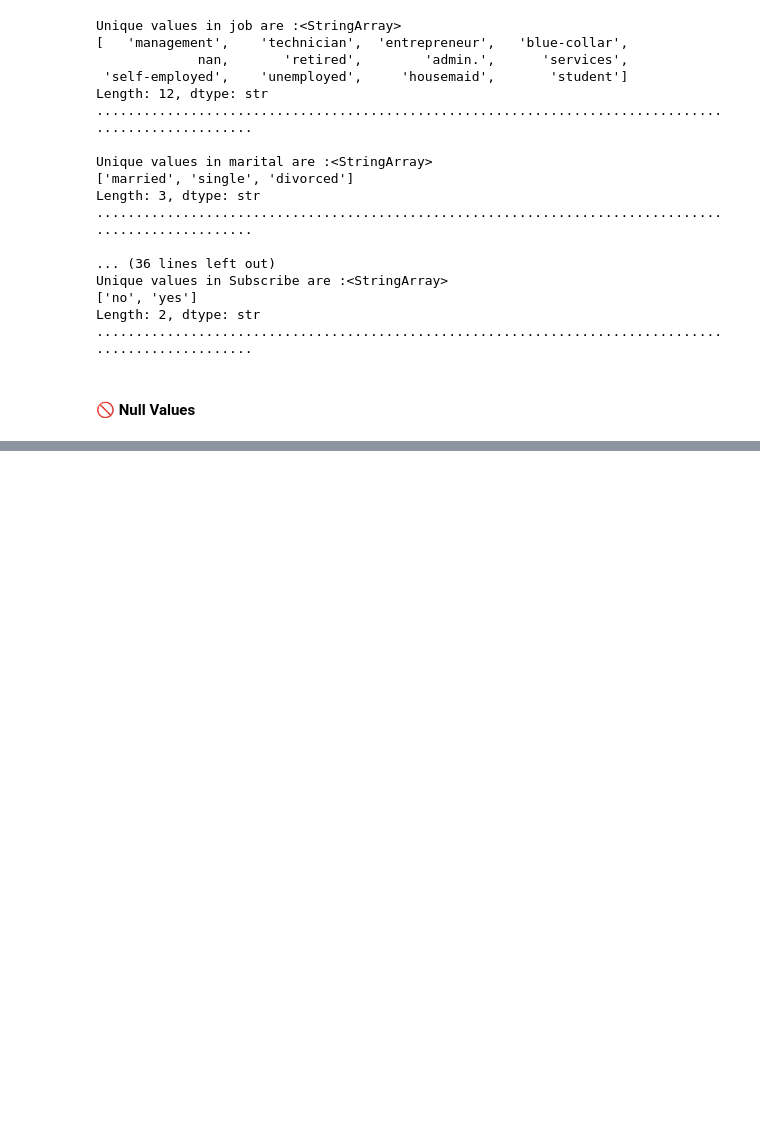
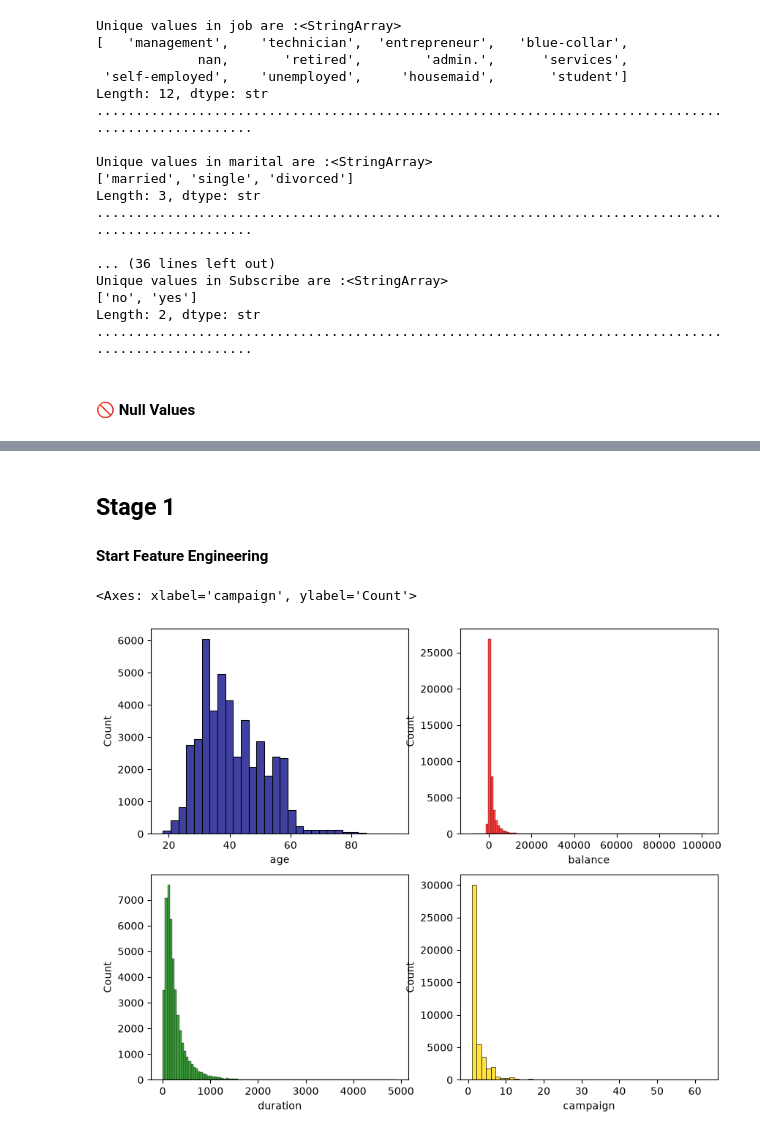
Before and after one commit to alirezageraei/BankMarketing-Dataset-Analyze, a Jupyter notebook: BankMarketing.ipynb, the cells around one changed output, grey strips where cells are left out. Drawn from its saved outputs; the diff is of its cells as text; code cells hidden in the pictures; blank space fills up the shorter version.

```diff
--- a/BankMarketing.ipynb
+++ b/BankMarketing.ipynb
@@ -213,4 +212,2 @@ poutcome     82.0
 Subscribe     0.0
 dtype: float64
-# %%
-df = df.dropna(subset='job')
@@ -216,0 +232,14 @@ df = df.dropna(subset='job')
+# %% [markdown]
+## **Stage 1**
+#### Start Feature Engineering
+# %%
+sdf = df[['age', 'balance', 'duration', 'campaign']]
+# %%
+fig, axes = plt.subplots(2, 2, figsize=(10, 8))
+sns.histplot(data=sdf['age'], bins=30, ax=axes[0, 0], color='navy')
+sns.histplot(data=sdf['balance'], bins=100, ax=axes[0, 1], color='red')
+sns.histplot(data=sdf['duration'], bins=100, ax=axes[1, 0], color='green')
+sns.histplot(data=sdf['campaign'], bins=50, ax=axes[1, 1], color='gold')
+# %% [output]
+<Axes: xlabel='campaign', ylabel='Count'>
+[figure, added]
```
Also changed, not shown: parts of 8 cells of this notebook.
